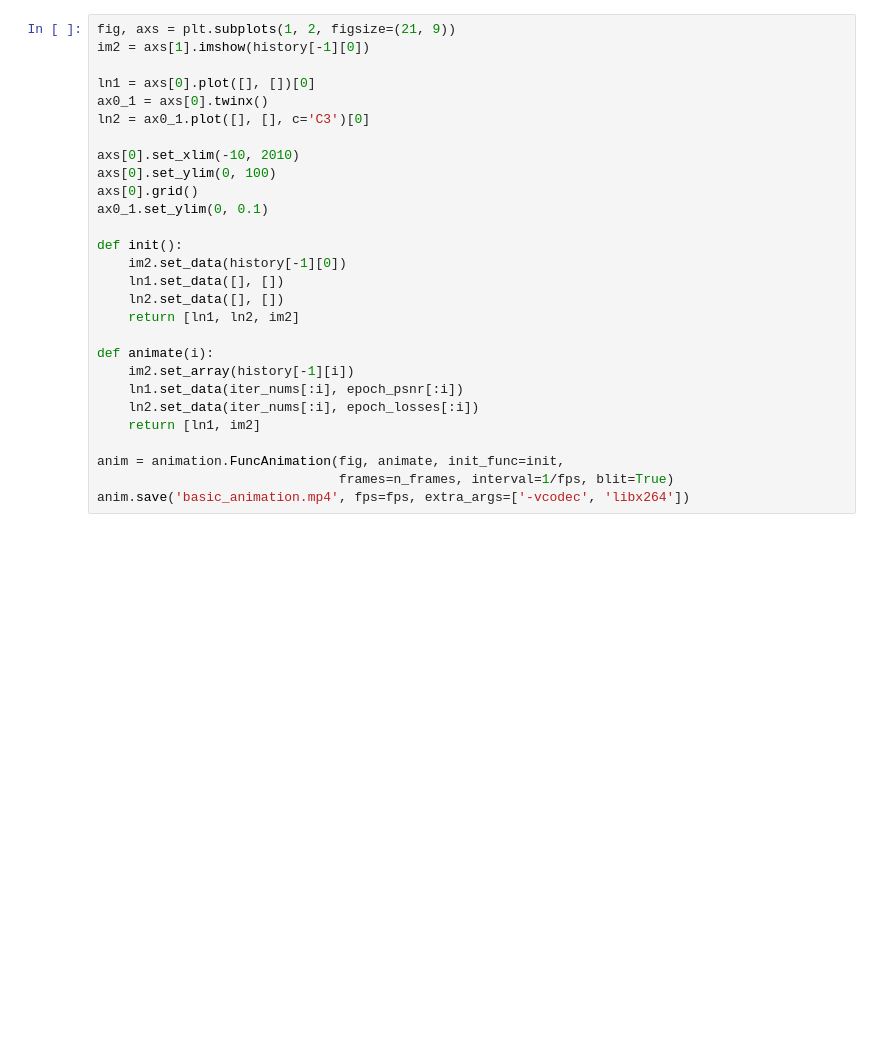
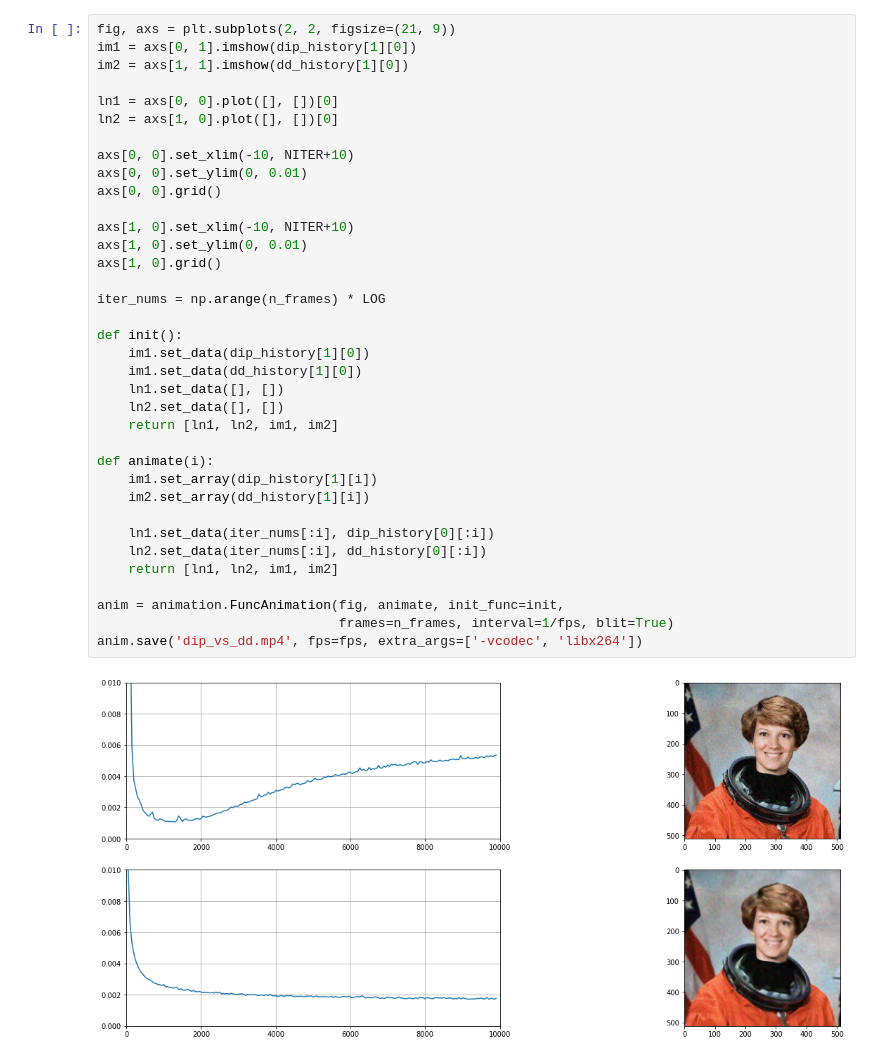
Before and after one commit to ceteke/ddip, a Jupyter notebook: nbs/denoise.ipynb, the cells around one changed output. Drawn from its saved outputs; the diff is of its cells as text; blank space fills up the shorter version.

```diff
--- a/nbs/denoise.ipynb
+++ b/nbs/denoise.ipynb
@@ -61,29 +80,39 @@ n_sec = 16
 fps = n_frames / n_sec
 # %%
-fig, axs = plt.subplots(1, 2, figsize=(21, 9))
-im2 = axs[1].imshow(history[-1][0])
+fig, axs = plt.subplots(2, 2, figsize=(21, 9))
+im1 = axs[0, 1].imshow(dip_history[1][0])
+im2 = axs[1, 1].imshow(dd_history[1][0])
 
-ln1 = axs[0].plot([], [])[0]
-ax0_1 = axs[0].twinx()
-ln2 = ax0_1.plot([], [], c='C3')[0]
+ln1 = axs[0, 0].plot([], [])[0]
+ln2 = axs[1, 0].plot([], [])[0]
 
-axs[0].set_xlim(-10, 2010)
-axs[0].set_ylim(0, 100)
-axs[0].grid()
-ax0_1.set_ylim(0, 0.1)
+axs[0, 0].set_xlim(-10, NITER+10)
+axs[0, 0].set_ylim(0, 0.01)
+axs[0, 0].grid()
+
+axs[1, 0].set_xlim(-10, NITER+10)
+axs[1, 0].set_ylim(0, 0.01)
+axs[1, 0].grid()
+
+iter_nums = np.arange(n_frames) * LOG
 
 def init():
-    im2.set_data(history[-1][0])
+    im1.set_data(dip_history[1][0])
+    im1.set_data(dd_history[1][0])
     ln1.set_data([], [])
     ln2.set_data([], [])
-    return [ln1, ln2, im2]
+    return [ln1, ln2, im1, im2]
 
 def animate(i):
-    im2.set_array(history[-1][i])
-    ln1.set_data(iter_nums[:i], epoch_psnr[:i])
-    ln2.set_data(iter_nums[:i], epoch_losses[:i])
-    return [ln1, im2]
+    im1.set_array(dip_history[1][i])
+    im2.set_array(dd_history[1][i])
+
+    ln1.set_data(iter_nums[:i], dip_history[0][:i])
+    ln2.set_data(iter_nums[:i], dd_history[0][:i])
+    return [ln1, ln2, im1, im2]
 
 anim = animation.FuncAnimation(fig, animate, init_func=init,
                                frames=n_frames, interval=1/fps, blit=True)
-anim.save('basic_animation.mp4', fps=fps, extra_args=['-vcodec', 'libx264'])
+anim.save('dip_vs_dd.mp4', fps=fps, extra_args=['-vcodec', 'libx264'])
+# %% [output]
+[figure, added]
```
Also changed, not shown: parts of 11 cells of this notebook, 9 other files.
